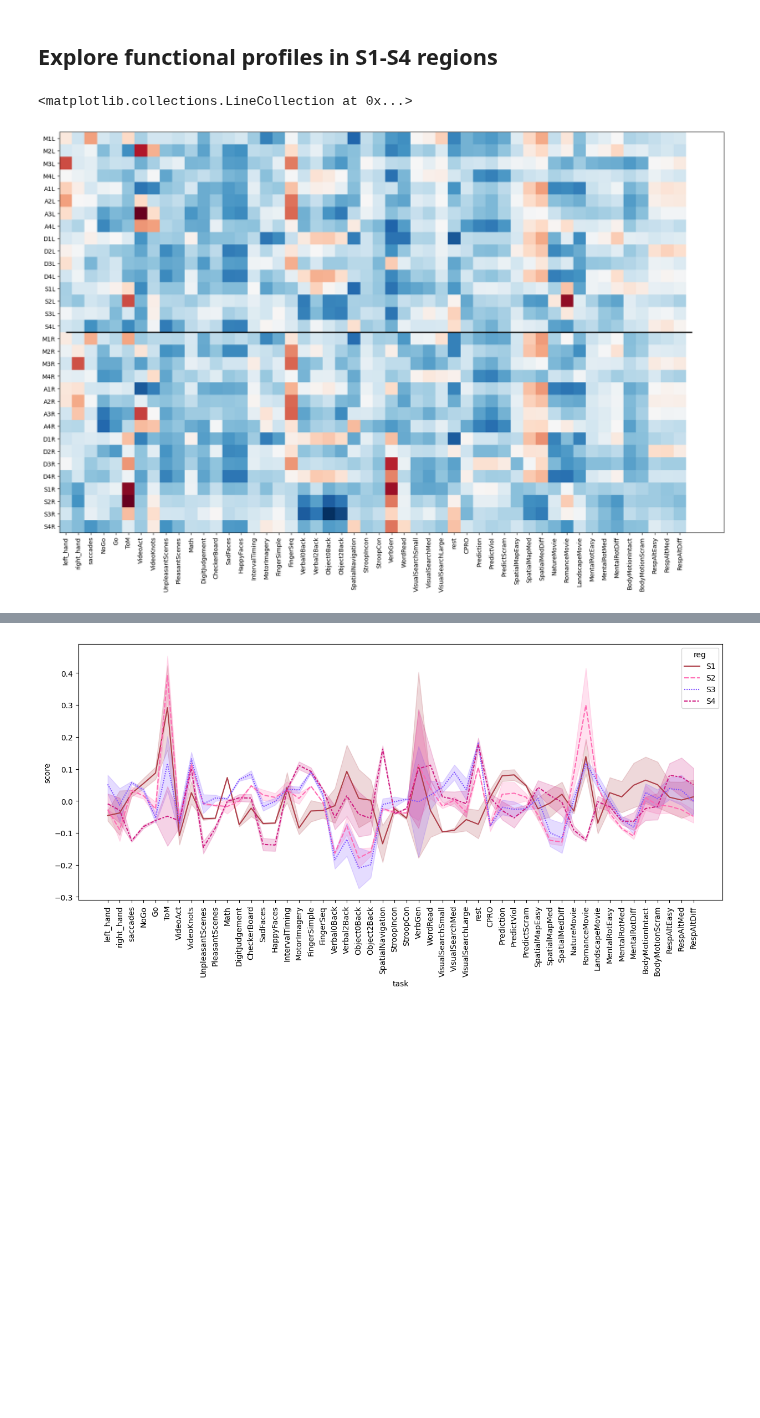
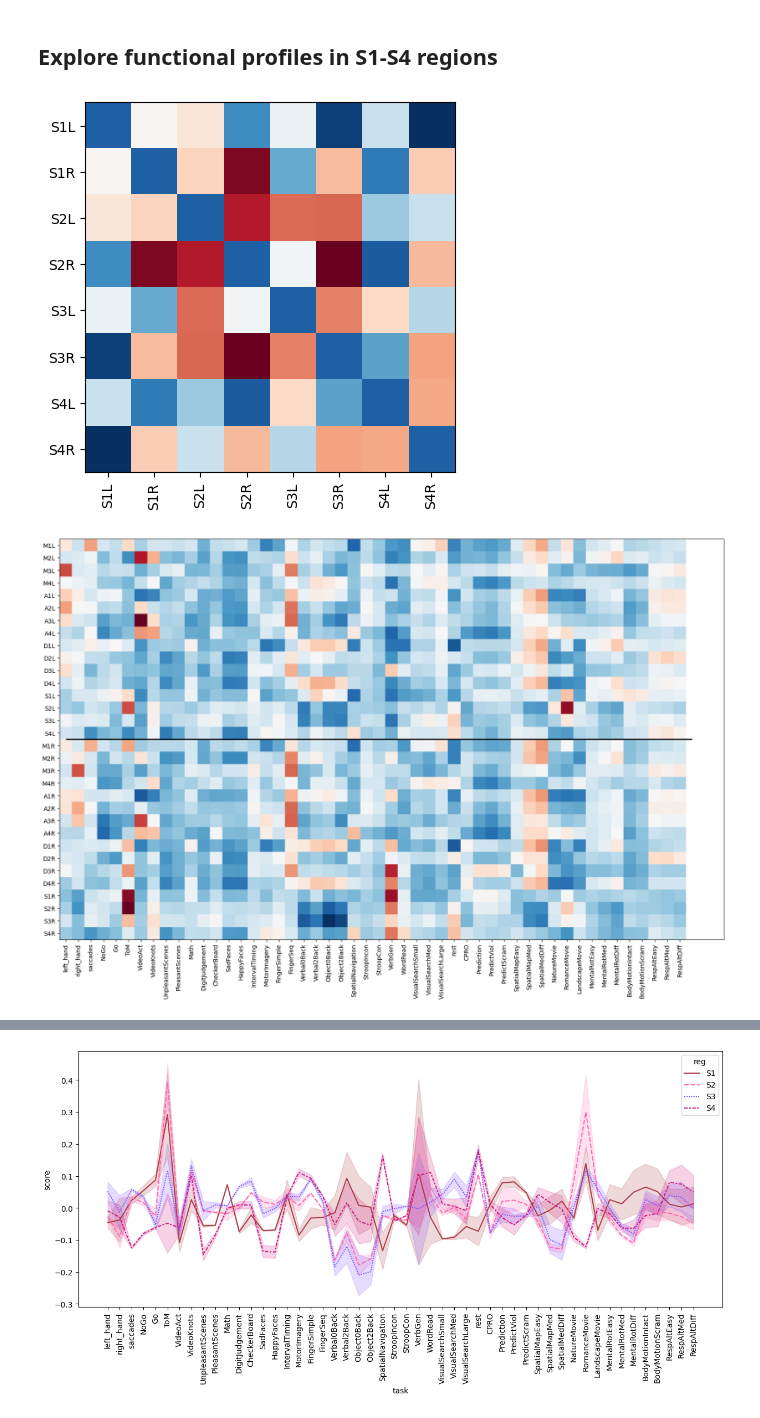
Before and after one commit to DiedrichsenLab/ProbabilisticParcellation, a Jupyter notebook: notebooks/atlas_paper/social.ipynb, the cells around one changed output, grey strips where cells are left out. Saved outputs shown, nothing was run; the diff lists cells and outputs as text; code cells hidden in the pictures; blank space fills up the shorter version.

```diff
--- a/notebooks/atlas_paper/social.ipynb
+++ b/notebooks/atlas_paper/social.ipynb
@@ -12,10 +12,11 @@ import seaborn as sb
 import ProbabilisticParcellation.scripts.atlas_paper.feature_model as fm
 from ProbabilisticParcellation.scripts.atlas_paper.ridge_reg import ridgeFit
 import numpy as np
+import os
 
 
 
-# Import Dash dependencies
+# Set paths
 base_dir = '/Volumes/diedrichsen_data$/data/Cerebellum/ProbabilisticParcellationModel/Atlases/'
 if not Path(base_dir).exists():
     base_dir = '/srv/diedrichsen/data/Cerebellum/ProbabilisticParcellationModel/Atlases/'
@@ -23,6 +24,10 @@ if not Path(base_dir).exists():
     base_dir = '/Users/callithrix/Documents/Projects/Functional_Fusion/'
 if not Path(base_dir).exists():
     raise (NameError('Could not find base_dir'))
+
+figure_path = "/Users/jdiedrichsen/Dropbox (Diedrichsenlab)/papers/AtlasPaper/figure_parts/"
+if not os.path.exists(figure_path):
+    figure_path = "/Users/callithrix/Dropbox/AtlasPaper/figure_parts/"
 # %% [markdown]
 ## Explore functional profiles in S1-S4 regions
 # %%
@@ -43,21 +46,35 @@ Data_norm, tags_norm = fm.normalize(Data[regions], tags_task)
+# %%
+# Correlate profiles between subregions
+# Select subregions
+regions = ['S1L', 'S1R', 'S2L', 'S2R', 'S3L', 'S3R', 'S4L', 'S4R']
+cmap = plt.get_cmap('RdBu_r')
+corr = np.corrcoef(Data[regions].to_numpy().T)
+# Set diagonal to zero
+np.fill_diagonal(corr, 0)
+plt.imshow(corr, cmap=cmap)
+plt.xticks(np.arange(len(regions)), regions, rotation=90)
+plt.yticks(np.arange(len(regions)), regions)
+plt.savefig(figure_path + 'social_network_correlation.png', dpi=300)
+# %% [output]
+[figure, added]
 # %%
 # Make dataframe
 Features = pd.DataFrame(features.T, columns=[
-    'left_hand', 'right_hand', 'saccades'] + list(task_codes.keys()), index=regions)
+    'left_hand', 'right_hand', 'saccades'] + list(task_codes.keys()), index=regions_all)
 
 # Plot
 cmap = plt.get_cmap('RdBu_r')
 plt.figure(figsize=(20, 20))
 plt.imshow(Features, cmap=cmap)
-plt.yticks(np.arange(len(regions)), regions)
+plt.yticks(np.arange(len(regions_all)), regions_all)
 plt.xticks(np.arange(len(Features.columns.tolist())),
            Features.columns.tolist(), rotation=90)
 
 # Plot a horizontal line in the middle
-plt.hlines(len(regions) / 2 - 0.5, 0,
+plt.hlines(len(regions_all) / 2 - 0.5, 0,
            len(Features.columns.tolist()), color='black', linewidth=2)
+plt.savefig(f'{figure_path}/feature_matrix.png', dpi=300)
 # %% [output]
-<matplotlib.collections.LineCollection at 0x...>
 [figure]
 # %%
 regions = ['S1L','S1R','S2L','S2R','S3L','S3R','S4L','S4R']
```
Also changed, not shown: parts of 7 cells of this notebook, 2 other files.
